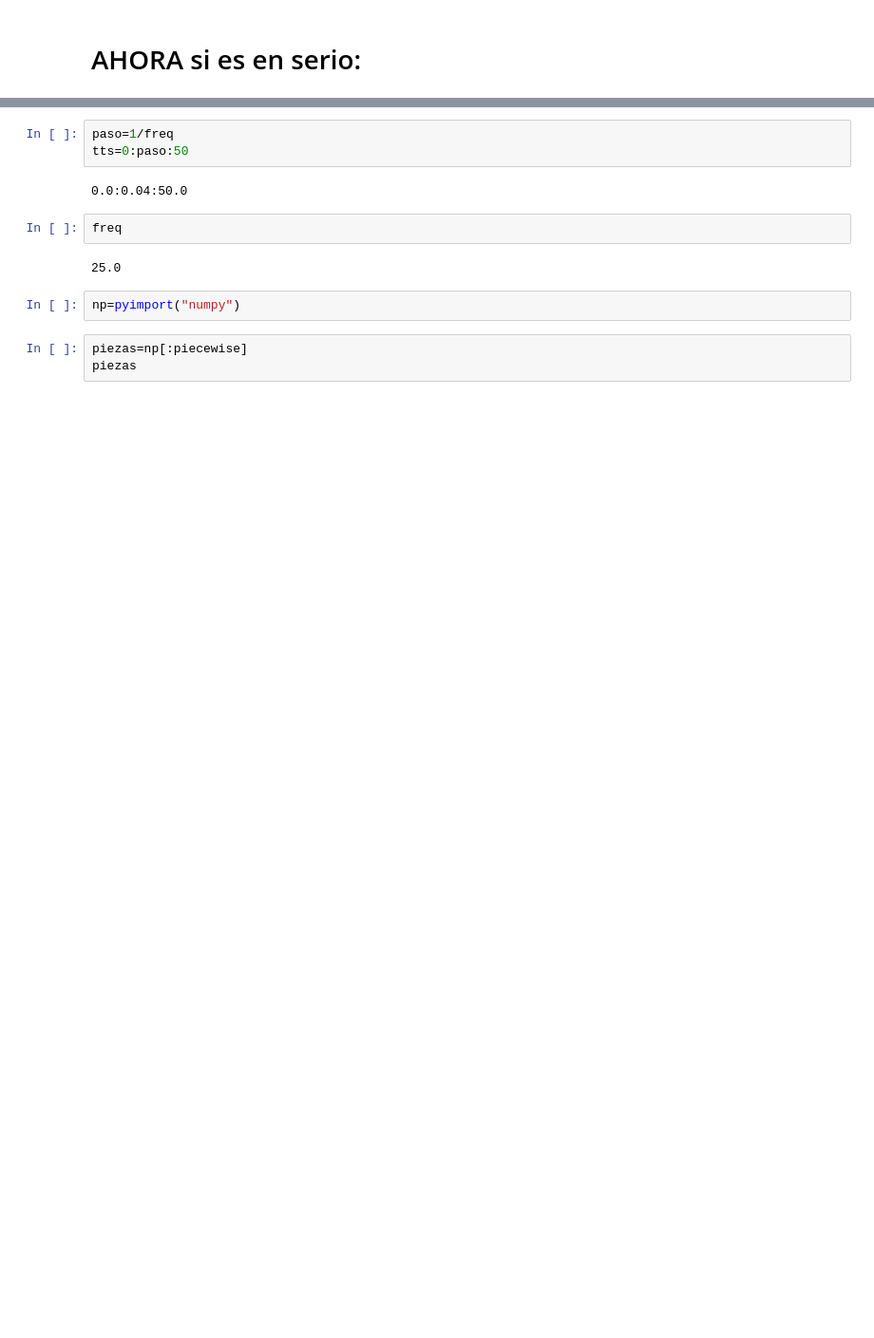
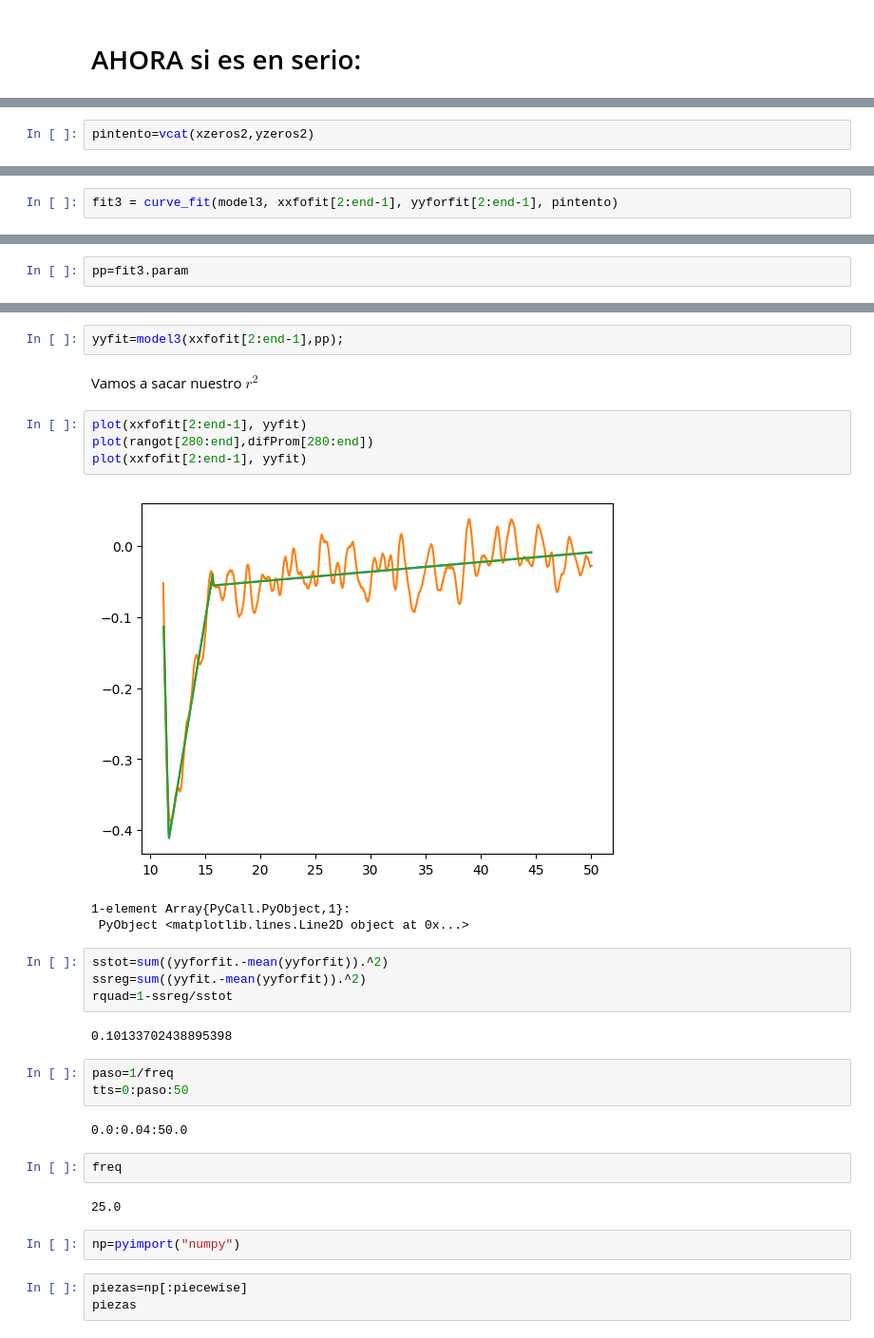
Before and after one commit to JoseJJAB/TrabajoCinvestav, a Jupyter notebook: SpikletDetection.ipynb, the cells around one changed output, grey strips where cells are left out. Shown at 95% size. Cells and saved outputs as stored; diff of their text form; blank space fills up the shorter version.

```diff
--- a/SpikletDetection.ipynb
+++ b/SpikletDetection.ipynb
@@ -789,0 +783,2 @@ PyObject <matplotlib.collections.LineCollection object at 0x...>
+# %%
+pintento=vcat(xzeros2,yzeros2)
@@ -789,0 +797,2 @@ PyObject <matplotlib.collections.LineCollection object at 0x...>
+# %%
+fit3 = curve_fit(model3, xxfofit[2:end-1], yyforfit[2:end-1], pintento)
@@ -789,0 +801,2 @@ PyObject <matplotlib.collections.LineCollection object at 0x...>
+# %%
+pp=fit3.param
@@ -790,3 +813,21 @@ PyObject <matplotlib.collections.LineCollection object at 0x...>
+# %%
+yyfit=model3(xxfofit[2:end-1],pp);
+# %% [markdown]
+Vamos a sacar nuestro $r^2$
+# %%
+plot(xxfofit[2:end-1], yyfit)
+plot(rangot[280:end],difProm[280:end])
+plot(xxfofit[2:end-1], yyfit)
+# %% [output]
+[figure, added]
+1-element Array{PyCall.PyObject,1}:
+ PyObject <matplotlib.lines.Line2D object at 0x...>
+# %%
+sstot=sum((yyforfit.-mean(yyforfit)).^2)
+ssreg=sum((yyfit.-mean(yyforfit)).^2)
+rquad=1-ssreg/sstot
+# %% [output]
+0.10133702438895398
 # %%
 paso=1/freq
 tts=0:paso:50
```
Also changed, not shown: parts of 19 cells of this notebook, 1 other file.
